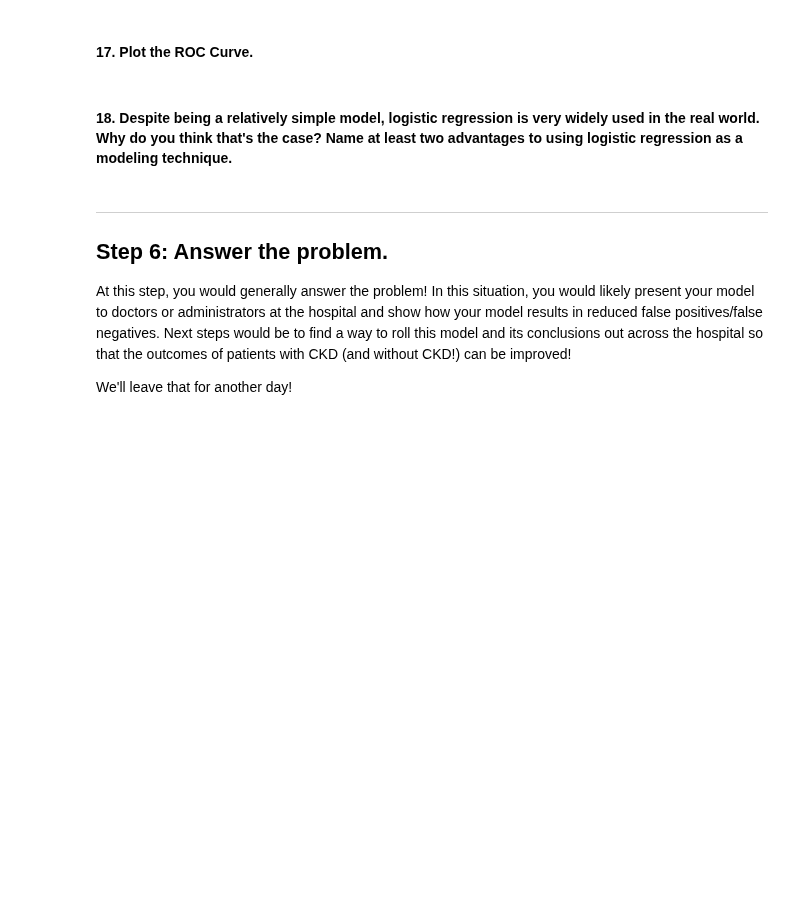
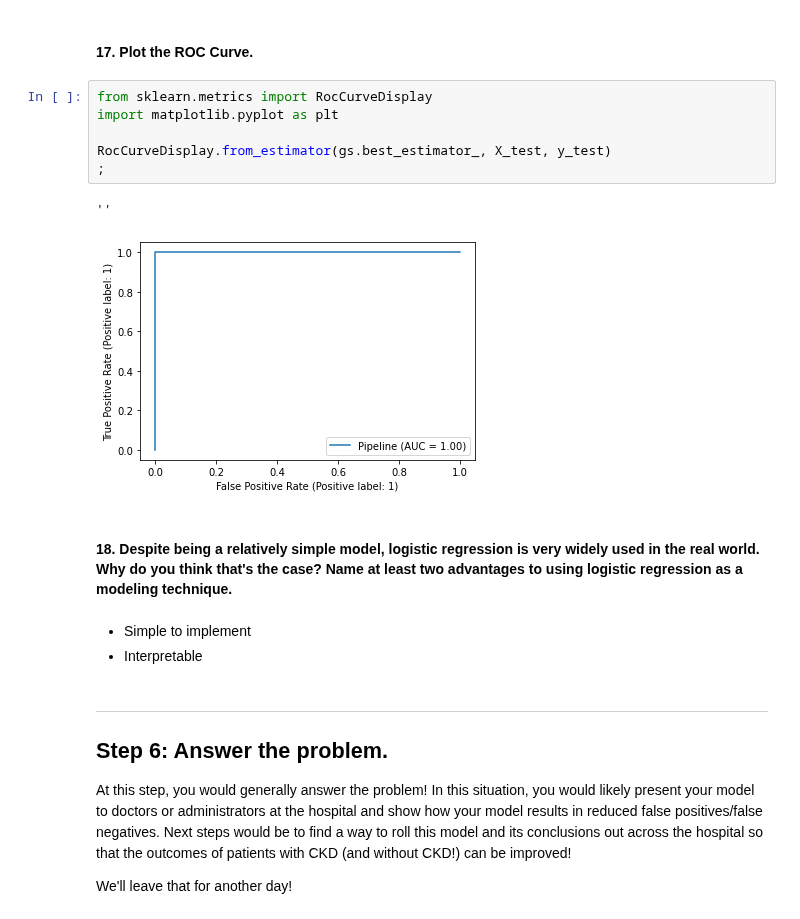
Before and after one commit to pezpet/general-assembly, a Jupyter notebook: labs/4.02-lab-classification-evaluation-master/starter-code-andres.ipynb, the cells around one changed output. Drawn from its saved outputs; the diff is of its cells as text; blank space fills up the shorter version.

```diff
--- a/labs/4.02-lab-classification-evaluation-master/starter-code-andres.ipynb
+++ b/labs/4.02-lab-classification-evaluation-master/starter-code-andres.ipynb
@@ -287,7 +316,19 @@ Answer:
 # %% [markdown]
 #### 17. Plot the ROC Curve.
+# %%
+from sklearn.metrics import RocCurveDisplay
+import matplotlib.pyplot as plt
+
+RocCurveDisplay.from_estimator(gs.best_estimator_, X_test, y_test)
+;
+# %% [output]
+''
+[figure, added]
 # %% [markdown]
 #### 18. Despite being a relatively simple model, logistic regression is very widely used in the real world. Why do you think that's the case? Name at least two advantages to using logistic regression as a modeling technique.
+# %% [markdown]
+- Simple to implement
+- Interpretable
 # %% [markdown]
 ---
 
```
Also changed, not shown: parts of 14 cells of this notebook.
